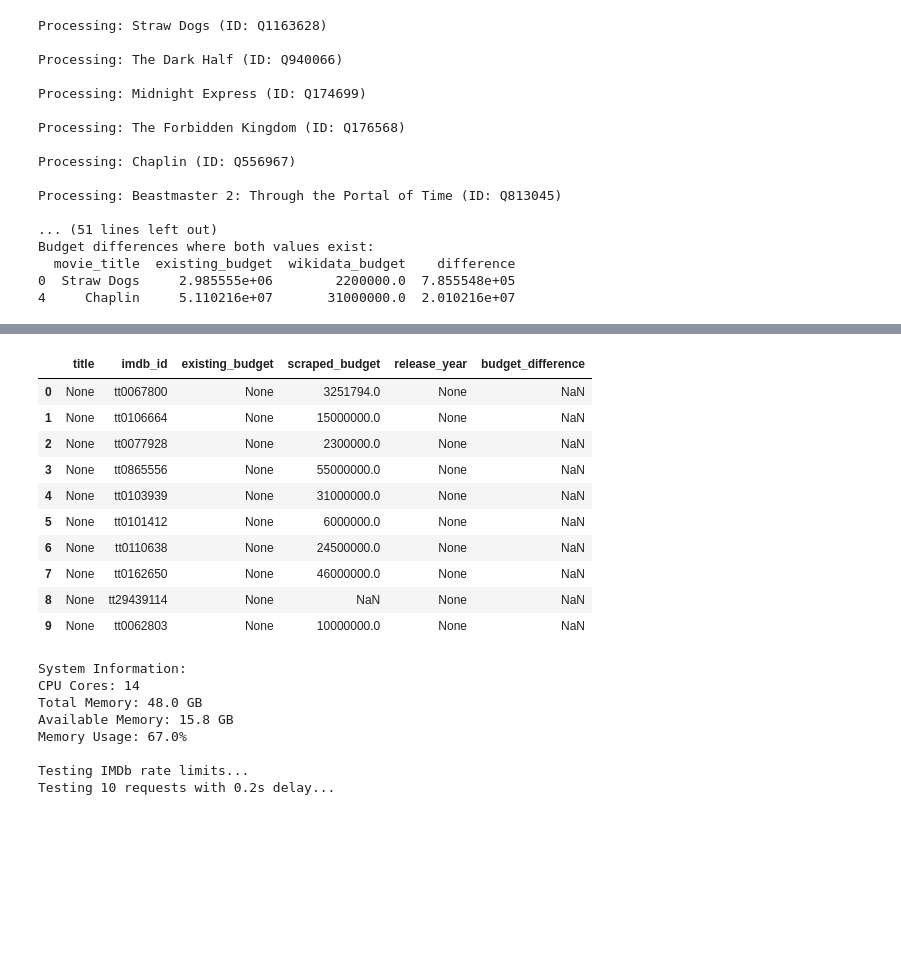
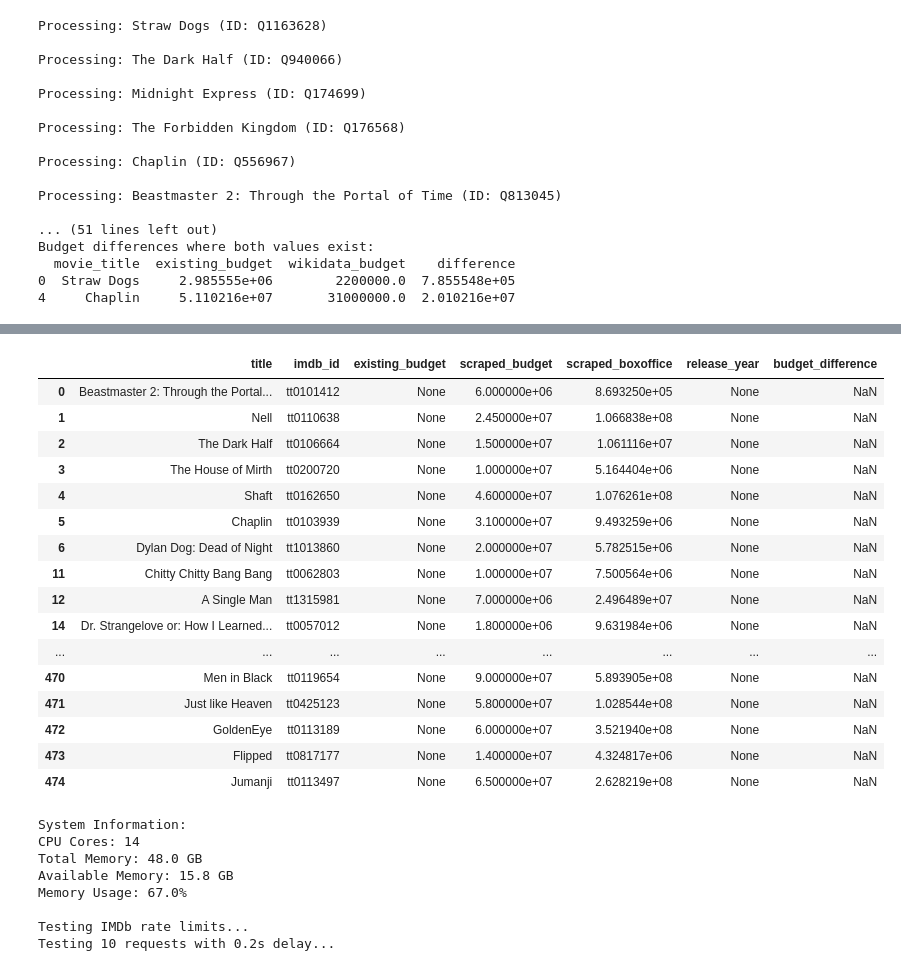
Before and after one commit to epfl-ada/ada-2024-project-ada212, a Jupyter notebook: Q5.ipynb, the cells around one changed output, grey strips where cells are left out. Drawn from its saved outputs; the diff is of its cells as text; code cells hidden in the pictures; blank space fills up the shorter version.

```diff
--- a/Q5.ipynb
+++ b/Q5.ipynb
@@ -744,0 +984,3 @@ results_imdbpy
+# %%
+results_imdbpy= pd.read_csv('movie_details.csv')
+results_imdbpy.head(10)
@@ -773,13 +1027,22 @@ def get_movie_budget_from_imdb_html(imdb_id):
 
         budget_element = soup.select_one('li[data-testid="title-boxoffice-budget"] span.ipc-metadata-list-item__list-content-item')
 
+        boxoffice_element = soup.select_one('li[data-testid="title-boxoffice-cumulativeworldwidegross"] span.ipc-metadata-list-item__list-content-item')
+
+        tuple_element= {'budget':None, 'boxoffice':None}
         if budget_element:
             budget_text = budget_element.text.strip()
             budget_amount = re.search(r'\$?([\d,]+)', budget_text)
             if budget_amount:
-                return int(budget_amount.group(1).replace(',', ''))
+                tuple_element['budget']=int(budget_amount.group(1).replace(',', ''))
 
-        return None
+        if boxoffice_element:
+            boxoffice_text = boxoffice_element.text.strip()
+            boxoffice_amount = re.search(r'\$?([\d,]+)', boxoffice_text)
+            if boxoffice_amount:
+                tuple_element['boxoffice']=int(boxoffice_amount.group(1).replace(',', ''))
+
+        return tuple_element
 
     except Exception as e:
         print(f"Error fetching budget for {imdb_id}: {str(e)}")
@@ -795,13 +1058,14 @@ def process_movie(row):
         print(f"No IMDb ID for movie: {row['title']}")
         return None
 
-    budget = get_movie_budget_from_imdb_html(imdb_id)
+    tuple_element = get_movie_budget_from_imdb_html(imdb_id)
 
     return {
         'title': row.get('title'),
         'imdb_id': imdb_id,
         'existing_budget': row.get('movie_budget'),
-        'scraped_budget': budget,
+        'scraped_budget': tuple_element['budget'],
+        'scraped_boxoffice': tuple_element['boxoffice'],
         'release_year': row.get('movie_release')
     }
 
@@ -809,7 +1073,7 @@ def batch_process_movies_parallel(df, num_movies=10, max_workers=10):
     """
     Process movies in parallel using ThreadPoolExecutor
     """
-    movies_subset = df.head(num_movies)
+    movies_subset = df
     results = []
 
     with ThreadPoolExecutor(max_workers=max_workers) as executor:
@@ -866,7 +1130,7 @@ if __name__ == "__main__":
     results = batch_process_movies_parallel(
         results_imdbpy,
         num_movies=10,
-        max_workers=5  # Adjust based on your needs
+        max_workers=13  # Adjust based on your needs
     )
 
     # Analyze results
@@ -895,17 +1159,24 @@ Movies with missing IMDb budgets:
-# %%
-results
-# %% [output]
-|  | title | imdb_id | existing_budget | scraped_budget | release_year | budget_difference |
-| 0 | None | tt0067800 | None | 3251794.0 | None | NaN |
-| 1 | None | tt0106664 | None | 15000000.0 | None | NaN |
-| 2 | None | tt0077928 | None | 2300000.0 | None | NaN |
-| 3 | None | tt0865556 | None | 55000000.0 | None | NaN |
-| 4 | None | tt0103939 | None | 31000000.0 | None | NaN |
-| 5 | None | tt0101412 | None | 6000000.0 | None | NaN |
-| 6 | None | tt0110638 | None | 24500000.0 | None | NaN |
-| 7 | None | tt0162650 | None | 46000000.0 | None | NaN |
-| 8 | None | tt29439114 | None | NaN | None | NaN |
-| 9 | None | tt0062803 | None | 10000000.0 | None | NaN |
+# %%
+df_results=results.dropna(subset=['scraped_budget','scraped_boxoffice'])
+df_results
+# %% [output]
+|  | title | imdb_id | existing_budget | scraped_budget | scraped_boxoffice | release_year | budget_difference |
+| 0 | Beastmaster 2: Through the Portal... | tt0101412 | None | 6.000000e+06 | 8.693250e+05 | None | NaN |
+| 1 | Nell | tt0110638 | None | 2.450000e+07 | 1.066838e+08 | None | NaN |
+| 2 | The Dark Half | tt0106664 | None | 1.500000e+07 | 1.061116e+07 | None | NaN |
+| 3 | The House of Mirth | tt0200720 | None | 1.000000e+07 | 5.164404e+06 | None | NaN |
+| 4 | Shaft | tt0162650 | None | 4.600000e+07 | 1.076261e+08 | None | NaN |
+| 5 | Chaplin | tt0103939 | None | 3.100000e+07 | 9.493259e+06 | None | NaN |
+| 6 | Dylan Dog: Dead of Night | tt1013860 | None | 2.000000e+07 | 5.782515e+06 | None | NaN |
+| 11 | Chitty Chitty Bang Bang | tt0062803 | None | 1.000000e+07 | 7.500564e+06 | None | NaN |
+| 12 | A Single Man | tt1315981 | None | 7.000000e+06 | 2.496489e+07 | None | NaN |
+| 14 | Dr. Strangelove or: How I Learned... | tt0057012 | None | 1.800000e+06 | 9.631984e+06 | None | NaN |
+| ... | ... | ... | ... | ... | ... | ... | ... |
+| 470 | Men in Black | tt0119654 | None | 9.000000e+07 | 5.893905e+08 | None | NaN |
+| 471 | Just like Heaven | tt0425123 | None | 5.800000e+07 | 1.028544e+08 | None | NaN |
+| 472 | GoldenEye | tt0113189 | None | 6.000000e+07 | 3.521940e+08 | None | NaN |
+| 473 | Flipped | tt0817177 | None | 1.400000e+07 | 4.324817e+06 | None | NaN |
+| 474 | Jumanji | tt0113497 | None | 6.500000e+07 | 2.628219e+08 | None | NaN |
 # %%
 import multiprocessing
 import psutil
```
Also changed, not shown: parts of 19 cells of this notebook, 10 other files.
